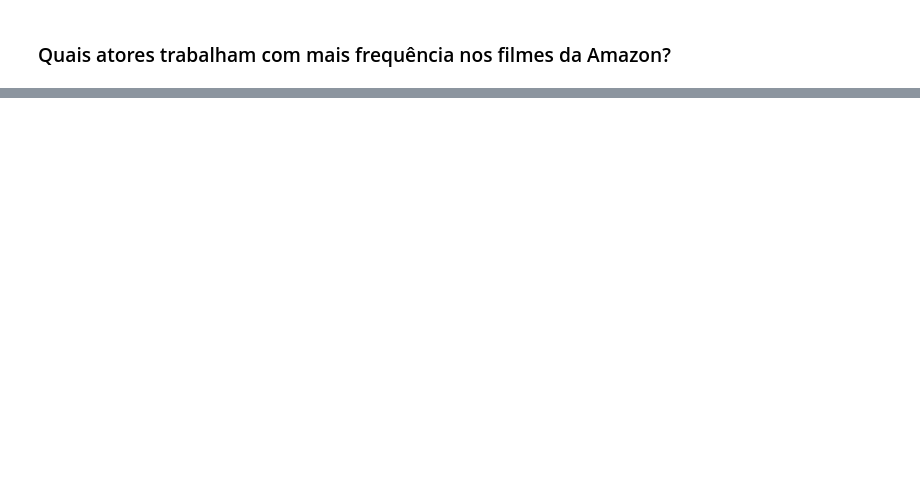
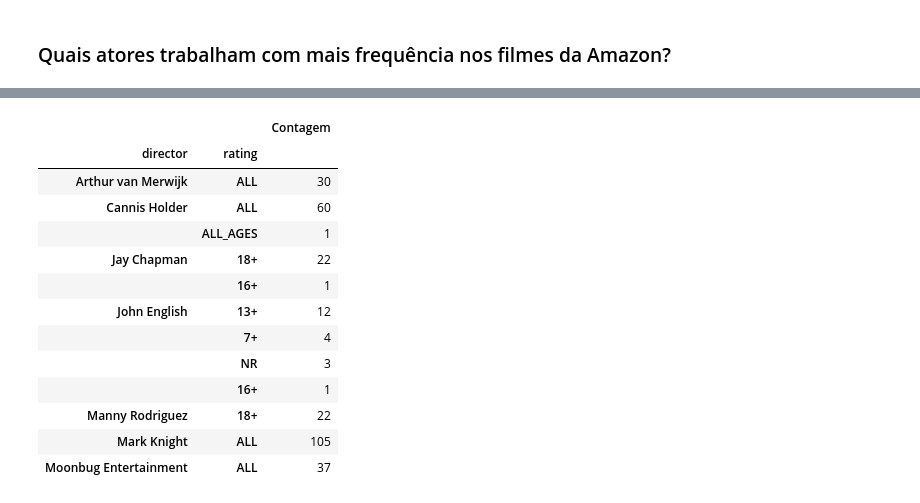
Before and after one commit to RodrigoSoares256/ExplanatoryAnalysis, a Jupyter notebook: AmazonCatalog.ipynb, the cells around one changed output, grey strips where cells are left out. Cells and saved outputs as stored; diff of their text form; code cells hidden in the pictures; blank space fills up the shorter version.

```diff
--- a/AmazonCatalog.ipynb
+++ b/AmazonCatalog.ipynb
@@ -276,0 +331,22 @@ dfRaw.head()
+# %%
+principaisDiretores = [x for x in dfCopy['director'].value_counts().head(7).index]
+dfRatPrincipaisDiretores =  pd.DataFrame(dfCopy[dfCopy['director'].isin(principaisDiretores)].groupby('director')['rating'].value_counts()).rename({"rating":'Contagem'}, axis=1)
+
+cm = sns.light_palette("green", as_cmap=True)
+
+dfRatPrincipaisDiretores.style.background_gradient(cmap = cm)
+# %% [output]
+|  |  | Contagem |
+| director | rating |  |
+| Arthur van Merwijk | ALL | 30 |
+| Cannis Holder | ALL | 60 |
+|  | ALL_AGES | 1 |
+| Jay Chapman | 18+ | 22 |
+|  | 16+ | 1 |
+| John English | 13+ | 12 |
+|  | 7+ | 4 |
+|  | NR | 3 |
+|  | 16+ | 1 |
+| Manny Rodriguez | 18+ | 22 |
+| Mark Knight | ALL | 105 |
+| Moonbug Entertainment | ALL | 37 |
```
Also changed, not shown: parts of 13 cells of this notebook.
